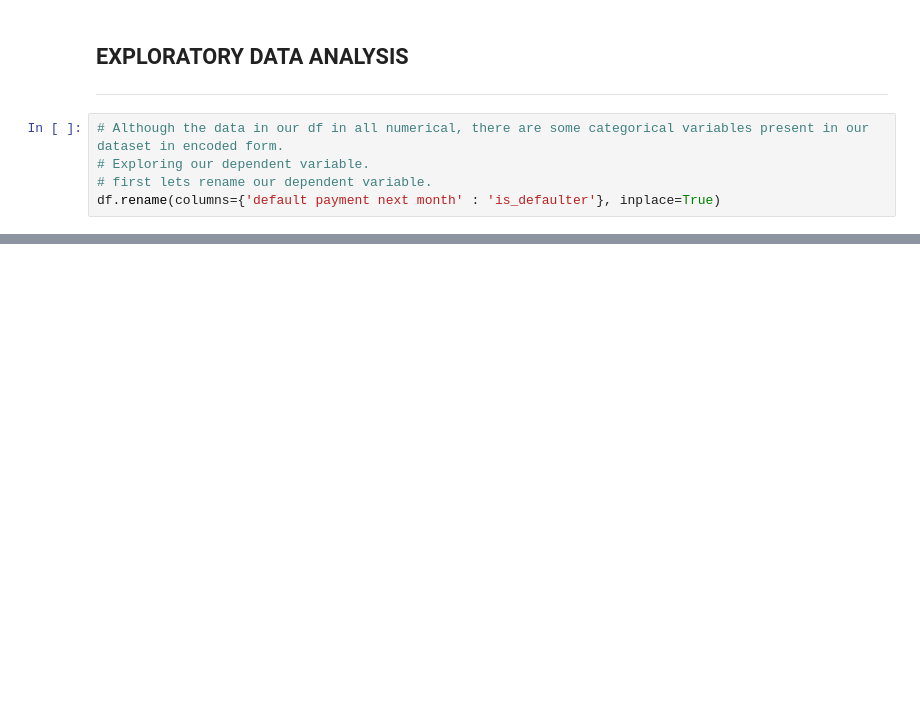
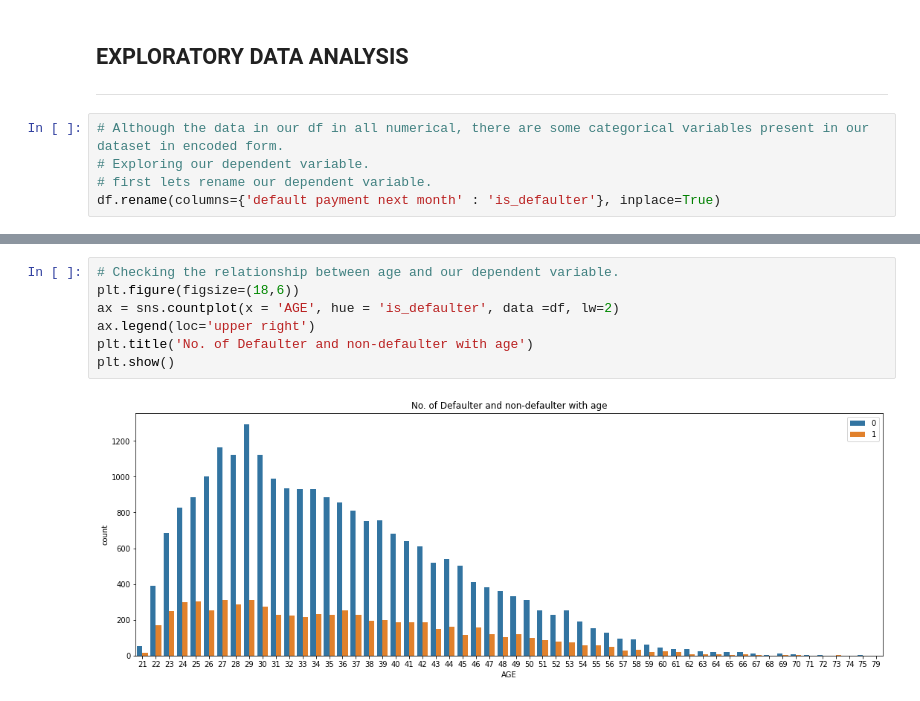
Before and after one commit to gopaljigupta45/CREDIT_CARD_DEFAULT_PREDICTION, a Jupyter notebook: Credit_Card_Default_Prediction_GOPAL_JI_GUPTA_Capstone_Project.ipynb, the cells around one changed output, grey strips where cells are left out. Drawn from its saved outputs; the diff is of its cells as text; blank space fills up the shorter version.

```diff
--- a/Credit_Card_Default_Prediction_GOPAL_JI_GUPTA_Capstone_Project.ipynb
+++ b/Credit_Card_Default_Prediction_GOPAL_JI_GUPTA_Capstone_Project.ipynb
@@ -223,0 +316,9 @@ Text(0.5, 1.0, 'Graph denoting the no. of defaulters (value 1) vs non-defaulters
+# %%
+# Checking the relationship between age and our dependent variable.
+plt.figure(figsize=(18,6))
+ax = sns.countplot(x = 'AGE', hue = 'is_defaulter', data =df, lw=2)
+ax.legend(loc='upper right')
+plt.title('No. of Defaulter and non-defaulter with age')
+plt.show()
+# %% [output]
+[figure, added]
```
Also changed, not shown: parts of 11 cells of this notebook.
